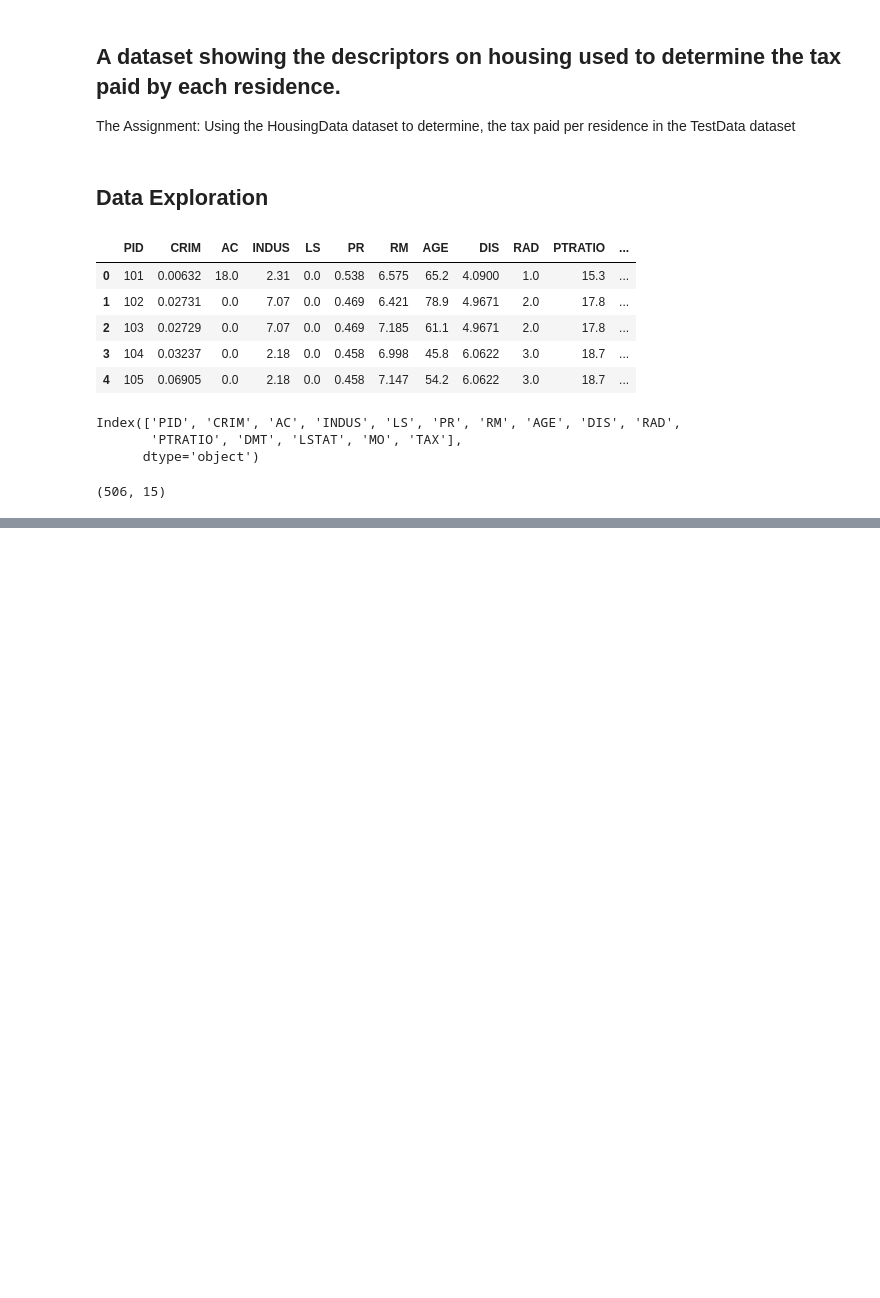
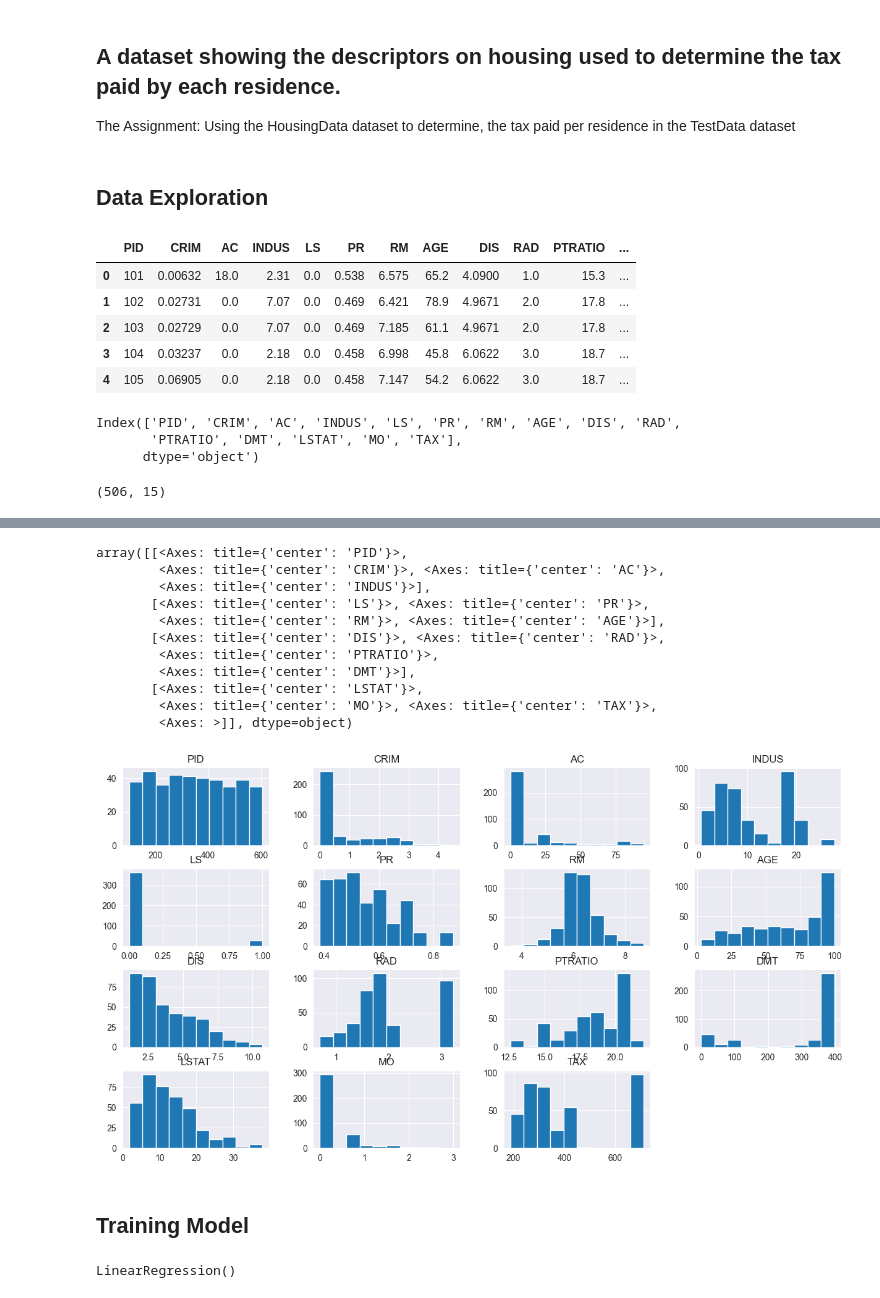
Before and after one commit to slubambo/Housing-Data-Dataset-Prediction, a Jupyter notebook: HousingData.ipynb, the cells around one changed output, grey strips where cells are left out. Cells and saved outputs as stored; diff of their text form; code cells hidden in the pictures; blank space fills up the shorter version.

```diff
--- a/HousingData.ipynb
+++ b/HousingData.ipynb
@@ -75,0 +203,39 @@ sb.relplot(x='TAX', y = 'AGE', data=df)
+# %%
+import numpy as np
+#Skewed Data
+train_data['CRIM'] = np.log(train_data['CRIM'] + 1)
+train_data['RAD'] = np.log(train_data['RAD'] + 1)
+train_data['MO'] = np.log(train_data['MO'] + 1)
+# %%
+train_data.hist(figsize= (15,8))
+# %% [output]
+array([[<Axes: title={'center': 'PID'}>,
+        <Axes: title={'center': 'CRIM'}>, <Axes: title={'center': 'AC'}>,
+        <Axes: title={'center': 'INDUS'}>],
+       [<Axes: title={'center': 'LS'}>, <Axes: title={'center': 'PR'}>,
+        <Axes: title={'center': 'RM'}>, <Axes: title={'center': 'AGE'}>],
+       [<Axes: title={'center': 'DIS'}>, <Axes: title={'center': 'RAD'}>,
+        <Axes: title={'center': 'PTRATIO'}>,
+        <Axes: title={'center': 'DMT'}>],
+       [<Axes: title={'center': 'LSTAT'}>,
+        <Axes: title={'center': 'MO'}>, <Axes: title={'center': 'TAX'}>,
+        <Axes: >]], dtype=object)
+[figure, added]
+# %% [markdown]
+## Training Model
+# %%
+from sklearn.linear_model import LinearRegression
+
+from sklearn.preprocessing import StandardScaler
+
+scaler = StandardScaler()
+
+x_train, y_train = train_data.drop(['TAX'], axis=1), train_data['TAX']
+
+x_train_s = scaler.fit_transform(x_train)
+
+reg = LinearRegression()
+
+reg.fit(x_train_s, y_train)
+# %% [output]
+LinearRegression()
```
Also changed, not shown: parts of 26 cells of this notebook.
